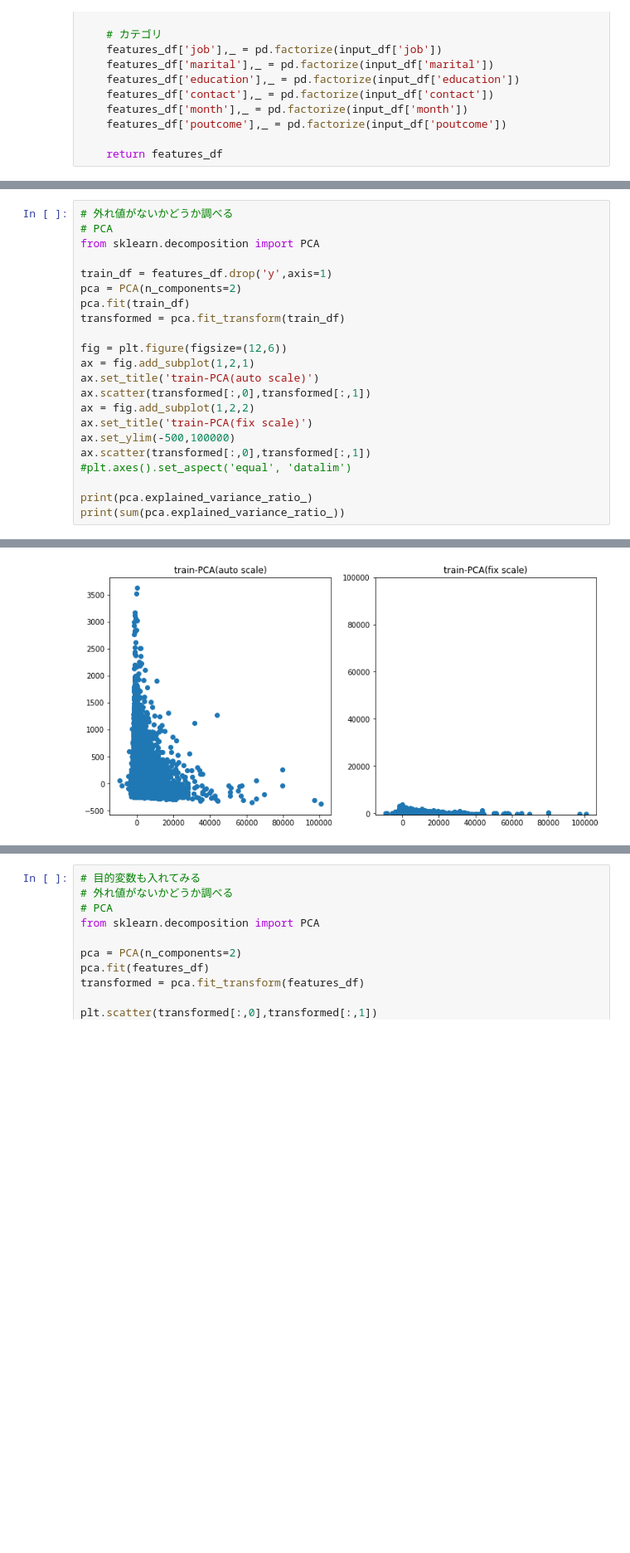
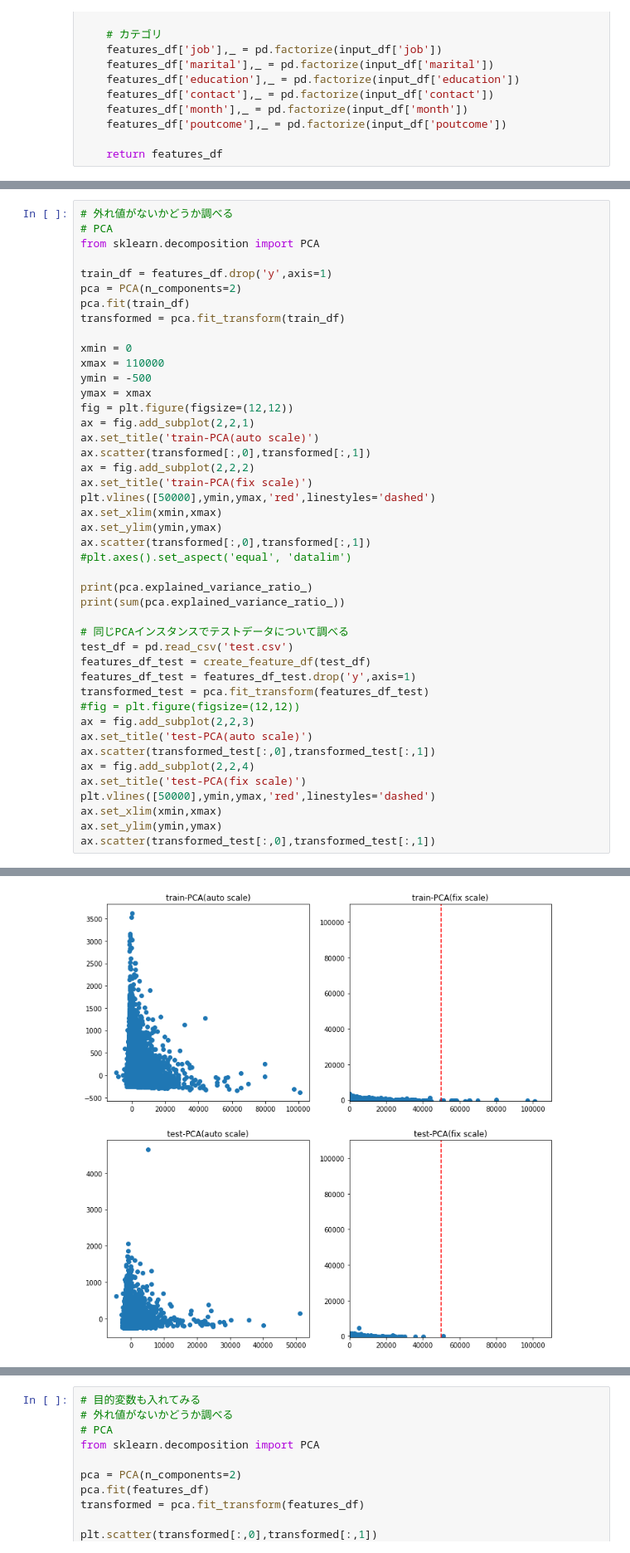
Before and after one commit to takecx/NEDO_bigdata, a Jupyter notebook: no8/task/analyze_data.ipynb, the cells around one changed output, grey strips where cells are left out. Shown at 83% size. Cells and saved outputs as stored; diff of their text form; blank space fills up the shorter version.

```diff
--- a/no8/task/analyze_data.ipynb
+++ b/no8/task/analyze_data.ipynb
@@ -121,17 +121,39 @@ pca = PCA(n_components=2)
 pca.fit(train_df)
 transformed = pca.fit_transform(train_df)
 
-fig = plt.figure(figsize=(12,6))
-ax = fig.add_subplot(1,2,1)
+xmin = 0
+xmax = 110000
+ymin = -500
+ymax = xmax
+fig = plt.figure(figsize=(12,12))
+ax = fig.add_subplot(2,2,1)
 ax.set_title('train-PCA(auto scale)')
 ax.scatter(transformed[:,0],transformed[:,1])
-ax = fig.add_subplot(1,2,2)
+ax = fig.add_subplot(2,2,2)
 ax.set_title('train-PCA(fix scale)')
-ax.set_ylim(-500,100000)
+plt.vlines([50000],ymin,ymax,'red',linestyles='dashed')
+ax.set_xlim(xmin,xmax)
+ax.set_ylim(ymin,ymax)
 ax.scatter(transformed[:,0],transformed[:,1])
 #plt.axes().set_aspect('equal', 'datalim')
 
 print(pca.explained_variance_ratio_)
 print(sum(pca.explained_variance_ratio_))
+
+# 同じPCAインスタンスでテストデータについて調べる
+test_df = pd.read_csv('test.csv')
+features_df_test = create_feature_df(test_df)
+features_df_test = features_df_test.drop('y',axis=1)
+transformed_test = pca.fit_transform(features_df_test)
+#fig = plt.figure(figsize=(12,12))
+ax = fig.add_subplot(2,2,3)
+ax.set_title('test-PCA(auto scale)')
+ax.scatter(transformed_test[:,0],transformed_test[:,1])
+ax = fig.add_subplot(2,2,4)
+ax.set_title('test-PCA(fix scale)')
+plt.vlines([50000],ymin,ymax,'red',linestyles='dashed')
+ax.set_xlim(xmin,xmax)
+ax.set_ylim(ymin,ymax)
+ax.scatter(transformed_test[:,0],transformed_test[:,1])
 # %% [output]
 [0.99186644 0.00704772]
@@ -139,4 +162,4 @@ print(sum(pca.explained_variance_ratio_))
-[figure, old version]
+[figure, new version]
 # %%
 # 外れ値を除外したDataFrameを作成して保存する
 outliers_id = []
```
Also changed, not shown: parts of 33 cells of this notebook, 3 other files.
